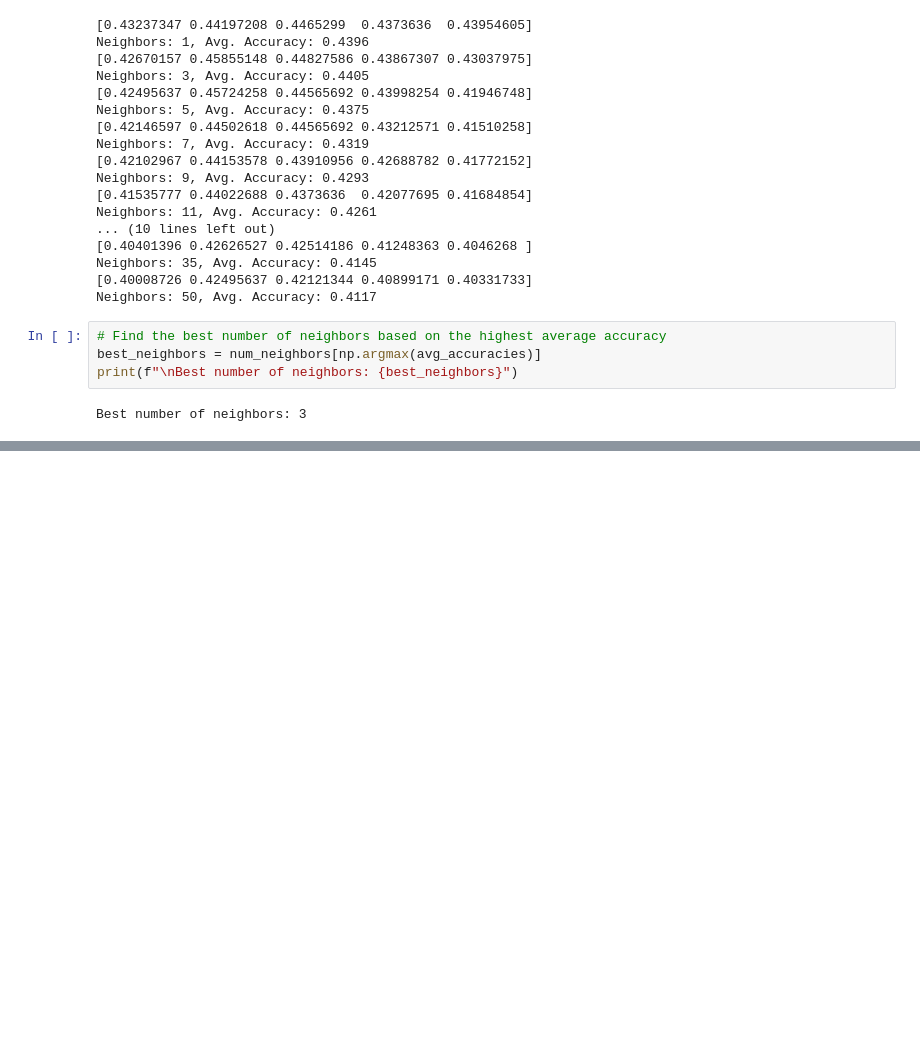
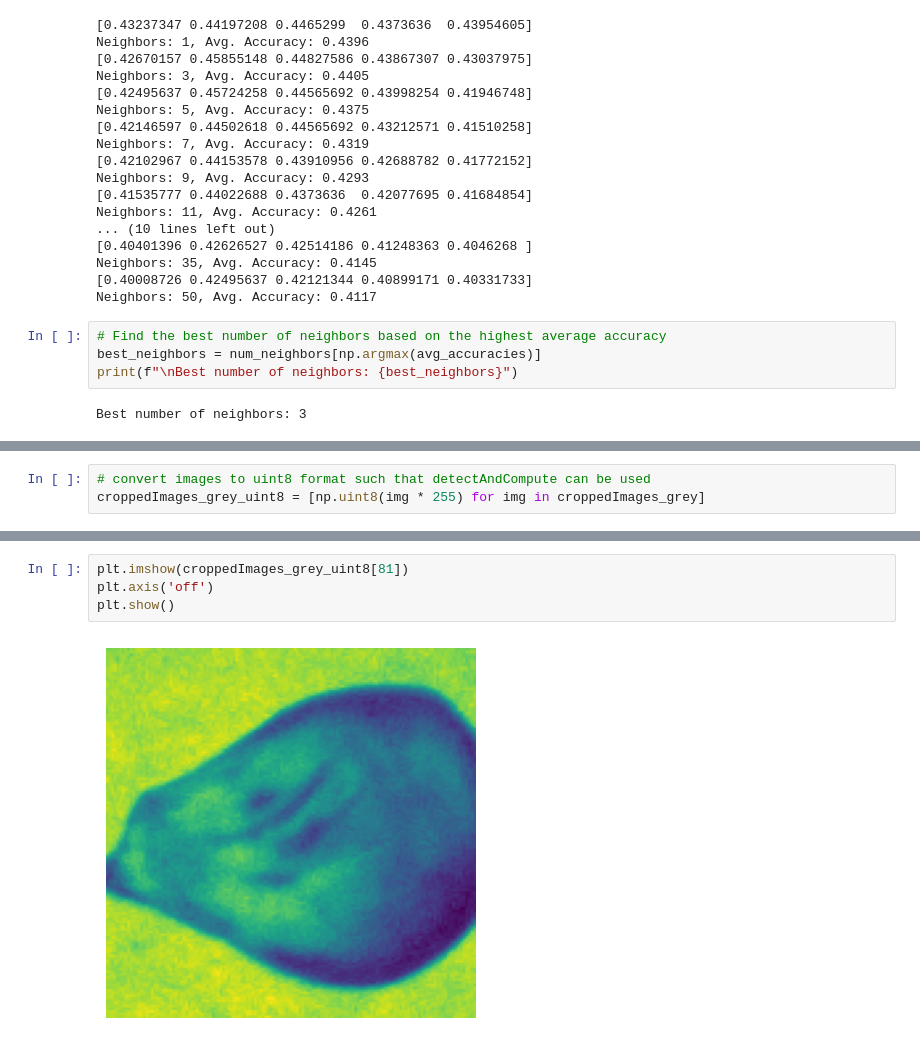
Before and after one commit to J-T-Nelson/Python_code, a Jupyter notebook: PrinciplesOfDS_Course/finalProject/KNN_HOG_2.ipynb, the cells around one changed output, grey strips where cells are left out. Drawn from its saved outputs; the diff is of its cells as text; blank space fills up the shorter version.

```diff
--- a/PrinciplesOfDS_Course/finalProject/KNN_HOG_2.ipynb
+++ b/PrinciplesOfDS_Course/finalProject/KNN_HOG_2.ipynb
@@ -239,0 +465,3 @@ Best number of neighbors: 3
+# %%
+# convert images to uint8 format such that detectAndCompute can be used
+croppedImages_grey_uint8 = [np.uint8(img * 255) for img in croppedImages_grey]
@@ -239,0 +512,6 @@ Best number of neighbors: 3
+# %%
+plt.imshow(croppedImages_grey_uint8[81])
+plt.axis('off')
+plt.show()
+# %% [output]
+[figure, added]
```
Also changed, not shown: parts of 27 cells of this notebook, 2 other files.
